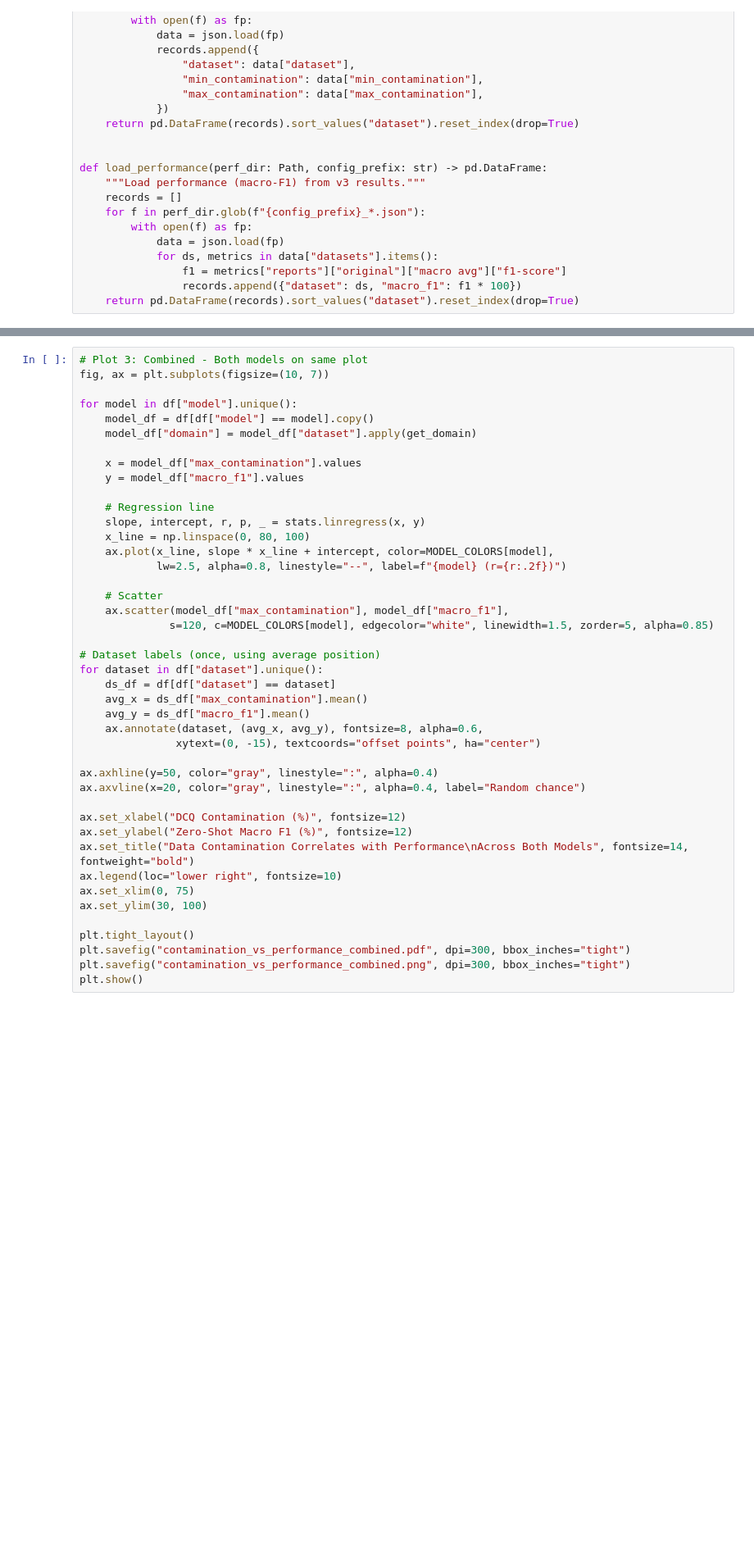
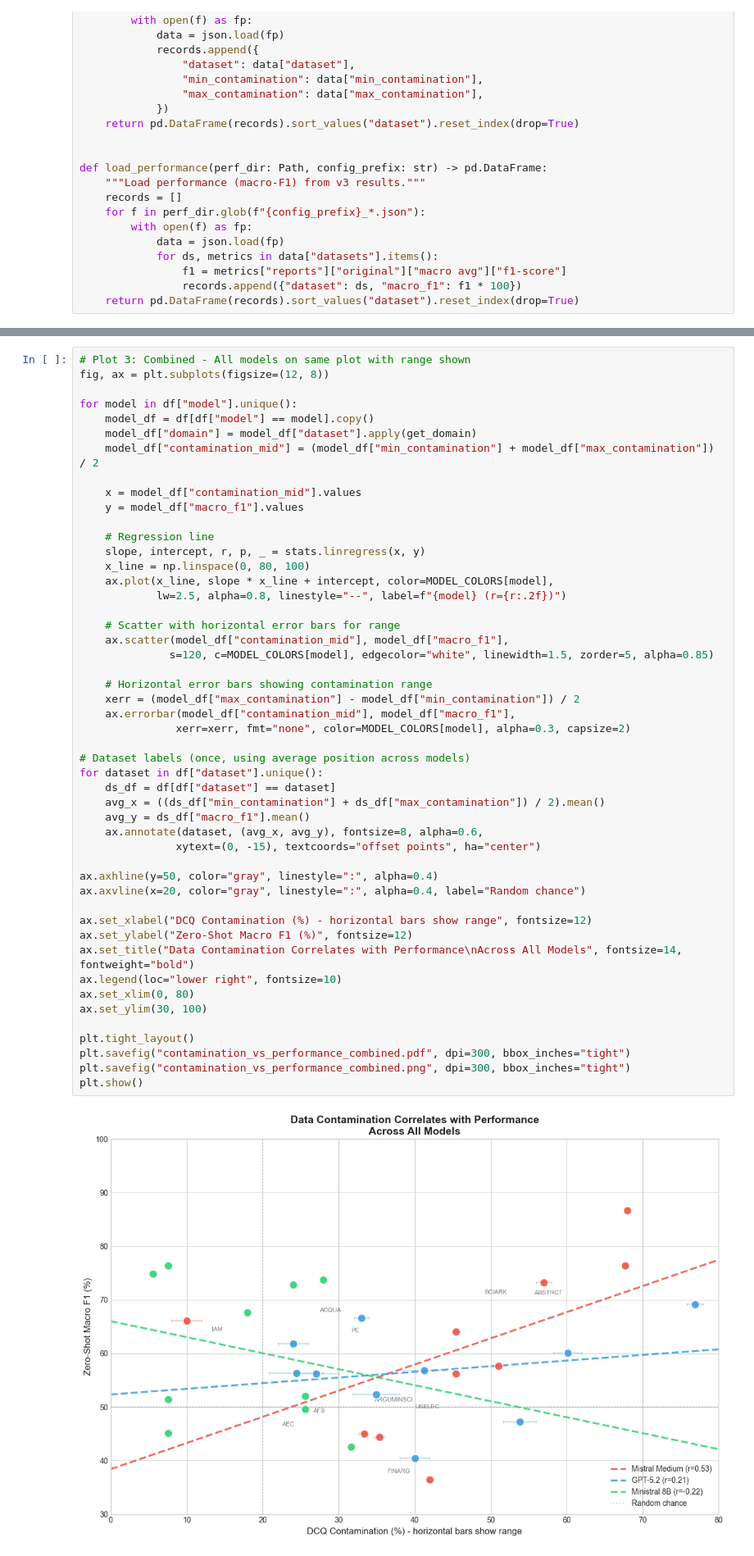
Before and after one commit to wideraHannes/GAIC-Thesis, a Jupyter notebook: experiments/dcq/analysis.ipynb, the cells around one changed output, grey strips where cells are left out. Shown at 82% size. Drawn from its saved outputs; the diff is of its cells as text; blank space fills up the shorter version.

```diff
--- a/experiments/dcq/analysis.ipynb
+++ b/experiments/dcq/analysis.ipynb
@@ -188,46 +232,54 @@ print("-" * 55)
 # %%
-# Plot 3: Combined - Both models on same plot
-fig, ax = plt.subplots(figsize=(10, 7))
+# Plot 3: Combined - All models on same plot with range shown
+fig, ax = plt.subplots(figsize=(12, 8))
 
 for model in df["model"].unique():
     model_df = df[df["model"] == model].copy()
     model_df["domain"] = model_df["dataset"].apply(get_domain)
+    model_df["contamination_mid"] = (model_df["min_contamination"] + model_df["max_contamination"]) / 2
 
-    x = model_df["max_contamination"].values
+    x = model_df["contamination_mid"].values
     y = model_df["macro_f1"].values
 
     # Regression line
     slope, intercept, r, p, _ = stats.linregress(x, y)
     x_line = np.linspace(0, 80, 100)
     ax.plot(x_line, slope * x_line + intercept, color=MODEL_COLORS[model],
             lw=2.5, alpha=0.8, linestyle="--", label=f"{model} (r={r:.2f})")
 
-    # Scatter
-    ax.scatter(model_df["max_contamination"], model_df["macro_f1"],
+    # Scatter with horizontal error bars for range
+    ax.scatter(model_df["contamination_mid"], model_df["macro_f1"],
               s=120, c=MODEL_COLORS[model], edgecolor="white", linewidth=1.5, zorder=5, alpha=0.85)
 
-# Dataset labels (once, using average position)
+    # Horizontal error bars showing contamination range
+    xerr = (model_df["max_contamination"] - model_df["min_contamination"]) / 2
+    ax.errorbar(model_df["contamination_mid"], model_df["macro_f1"],
+               xerr=xerr, fmt="none", color=MODEL_COLORS[model], alpha=0.3, capsize=2)
+
+# Dataset labels (once, using average position across models)
 for dataset in df["dataset"].unique():
     ds_df = df[df["dataset"] == dataset]
-    avg_x = ds_df["max_contamination"].mean()
+    avg_x = ((ds_df["min_contamination"] + ds_df["max_contamination"]) / 2).mean()
     avg_y = ds_df["macro_f1"].mean()
     ax.annotate(dataset, (avg_x, avg_y), fontsize=8, alpha=0.6,
                xytext=(0, -15), textcoords="offset points", ha="center")
 
 ax.axhline(y=50, color="gray", linestyle=":", alpha=0.4)
 ax.axvline(x=20, color="gray", linestyle=":", alpha=0.4, label="Random chance")
 
-ax.set_xlabel("DCQ Contamination (%)", fontsize=12)
+ax.set_xlabel("DCQ Contamination (%) - horizontal bars show range", fontsize=12)
 ax.set_ylabel("Zero-Shot Macro F1 (%)", fontsize=12)
-ax.set_title("Data Contamination Correlates with Performance\nAcross Both Models", fontsize=14, fontweight="bold")
+ax.set_title("Data Contamination Correlates with Performance\nAcross All Models", fontsize=14, fontweight="bold")
 ax.legend(loc="lower right", fontsize=10)
-ax.set_xlim(0, 75)
+ax.set_xlim(0, 80)
 ax.set_ylim(30, 100)
 
 plt.tight_layout()
 plt.savefig("contamination_vs_performance_combined.pdf", dpi=300, bbox_inches="tight")
 plt.savefig("contamination_vs_performance_combined.png", dpi=300, bbox_inches="tight")
 plt.show()
+# %% [output]
+[figure, added]
 # %%
 # Plot 4: Context effect on contamination-performance link (per model)
 CONTEXT_LABELS = {"c0": "No context", "c1": "Definition", "c2": "+ Guideline", "c3": "+ Document"}
```
Also changed, not shown: parts of 7 cells of this notebook, 29 other files.
